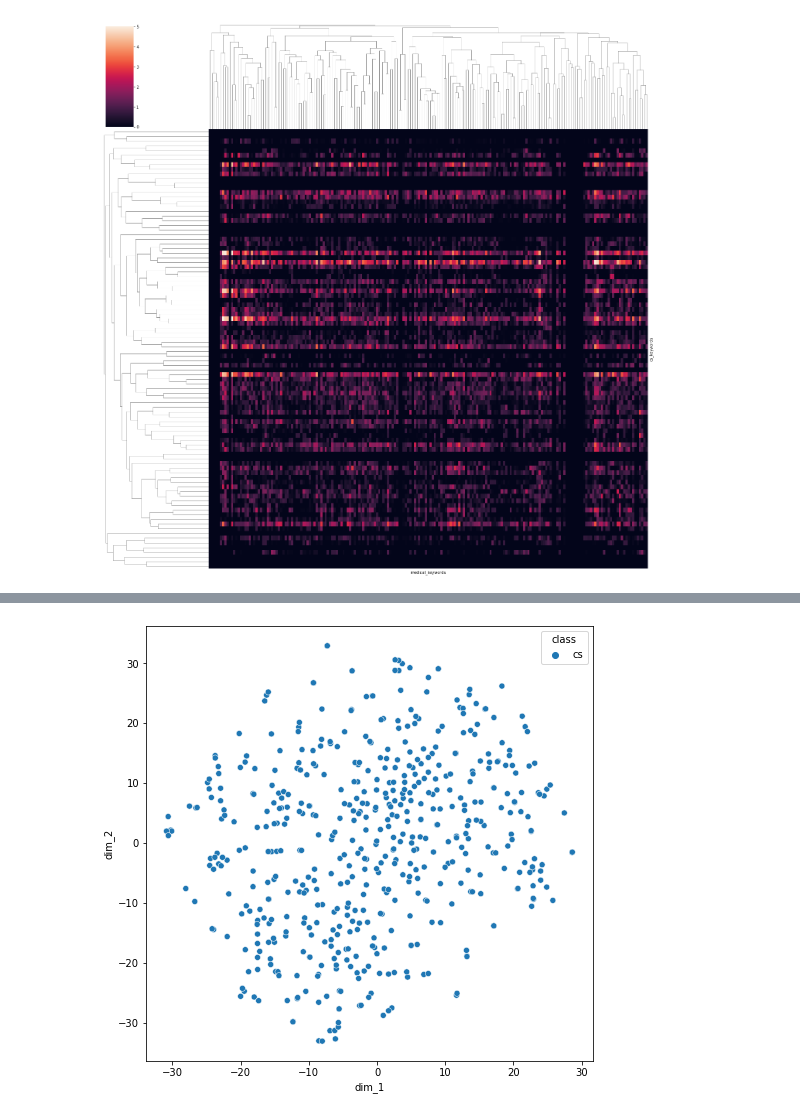
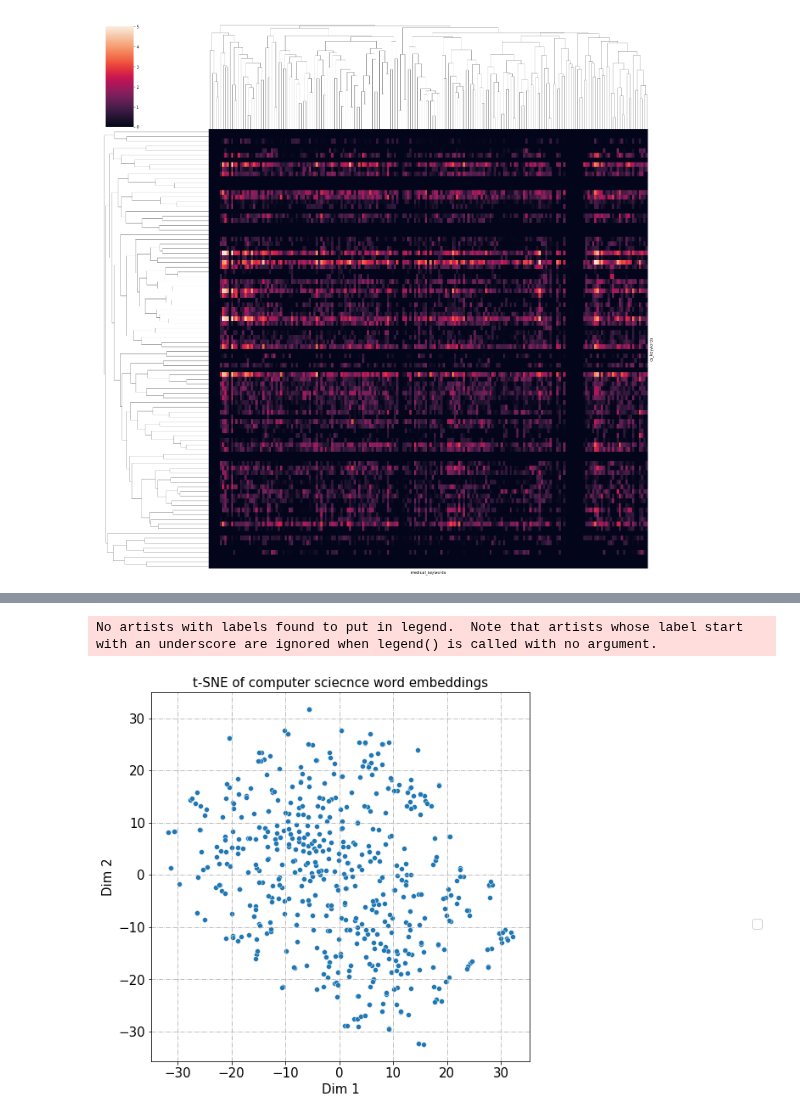
Before and after one commit to jiashenggu/ai_in_bio, a Jupyter notebook: pubmed_figure_2022.ipynb, the cells around one changed output, grey strips where cells are left out. Drawn from its saved outputs; the diff is of its cells as text; code cells hidden in the pictures.

```diff
--- a/pubmed_figure_2022.ipynb
+++ b/pubmed_figure_2022.ipynb
@@ -439,13 +457,21 @@ plt.savefig("picture/tsne_medical.png", bbox_inches = 'tight')
 # %%
 import matplotlib.pyplot as plt
 import seaborn as sns
 # keyword = 'classifier'
 # df_tsne['class'] = df_tsne.apply(lambda x: keyword if keyword in x['words'] else x['class'], axis=1)
 plt.figure(figsize=(8, 8))
+plt.title("t-SNE of computer sciecnce word embeddings", fontsize=15)
+plt.legend(loc=8, bbox_to_anchor=(1.6, 0.34), fontsize=15)
+plt.xticks(fontsize=15)
+plt.yticks(fontsize=15)
+plt.xlabel("Dim 1", fontsize=15)
+plt.ylabel("Dim 2", fontsize=15)
+plt.grid(linestyle = '-.')
 # sns.scatterplot(data=df_tsne[np.where((df_tsne['class']==keyword) | (df_tsne['class']=='cs'), True, False)], hue='class', x='dim_1', y='dim_2')
-sns.scatterplot(data=df_tsne[np.where((df_tsne['class']=='cs'), True, False)], hue='class', x='dim_1', y='dim_2')
+sns.scatterplot(data=df_tsne[np.where((df_tsne['class']=='cs'), True, False)], x='dim_1', y='dim_2')
 # plt.show()
 plt.savefig("picture/tsne_cs.png", bbox_inches = 'tight')
 # (0, 10)
 # %% [output]
+No artists with labels found to put in legend.  Note that artists whose label start with an underscore are ignored when legend() is called with no argument.
-[figure, old version]
+[figure, new version]
```
Also changed, not shown: parts of 3 cells of this notebook, 4 other files.
